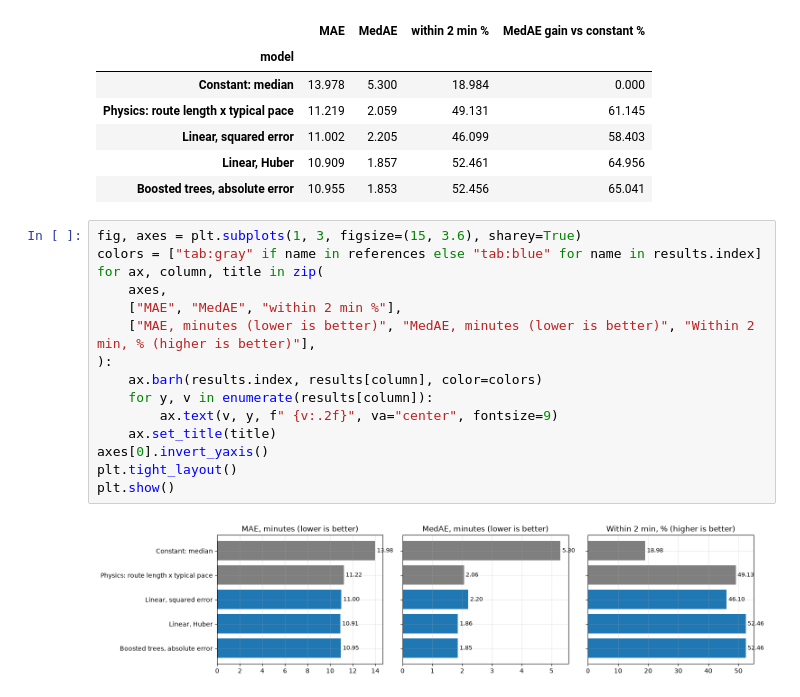
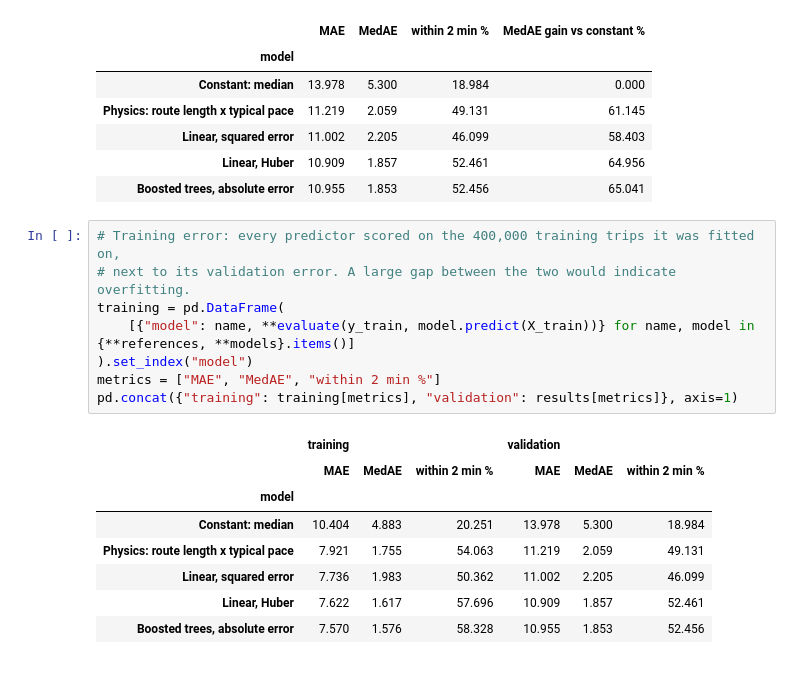
Before and after one commit to NguyenNguyen1504/ML-bike, a Jupyter notebook: ML_bike.ipynb, the cells around one changed output. Drawn from its saved outputs; the diff is of its cells as text.

```diff
--- a/ML_bike.ipynb
+++ b/ML_bike.ipynb
@@ -711,19 +711,19 @@ Selected by the pre-declared rule (lowest validation MAE of the three models): L
 | Linear, Huber | 10.909 | 1.857 | 52.461 | 64.956 |
 | Boosted trees, absolute error | 10.955 | 1.853 | 52.456 | 65.041 |
 # %%
-fig, axes = plt.subplots(1, 3, figsize=(15, 3.6), sharey=True)
-colors = ["tab:gray" if name in references else "tab:blue" for name in results.index]
-for ax, column, title in zip(
-    axes,
-    ["MAE", "MedAE", "within 2 min %"],
-    ["MAE, minutes (lower is better)", "MedAE, minutes (lower is better)", "Within 2 min, % (higher is better)"],
-):
-    ax.barh(results.index, results[column], color=colors)
-    for y, v in enumerate(results[column]):
-        ax.text(v, y, f" {v:.2f}", va="center", fontsize=9)
-    ax.set_title(title)
-axes[0].invert_yaxis()
-plt.tight_layout()
-plt.show()
+# Training error: every predictor scored on the 400,000 training trips it was fitted on,
+# next to its validation error. A large gap between the two would indicate overfitting.
+training = pd.DataFrame(
+    [{"model": name, **evaluate(y_train, model.predict(X_train))} for name, model in {**references, **models}.items()]
+).set_index("model")
+metrics = ["MAE", "MedAE", "within 2 min %"]
+pd.concat({"training": training[metrics], "validation": results[metrics]}, axis=1)
 # %% [output]
-[figure, removed]
+|  | training |  |  | validation |  |  |
+|  | MAE | MedAE | within 2 min % | MAE | MedAE | within 2 min % |
+| model |  |  |  |  |  |  |
+| Constant: median | 10.404 | 4.883 | 20.251 | 13.978 | 5.300 | 18.984 |
+| Physics: route length x typical pace | 7.921 | 1.755 | 54.063 | 11.219 | 2.059 | 49.131 |
+| Linear, squared error | 7.736 | 1.983 | 50.362 | 11.002 | 2.205 | 46.099 |
+| Linear, Huber | 7.622 | 1.617 | 57.696 | 10.909 | 1.857 | 52.461 |
+| Boosted trees, absolute error | 7.570 | 1.576 | 58.328 | 10.955 | 1.853 | 52.456 |
```
Also changed, not shown: parts of 33 cells of this notebook, 7 other files.
